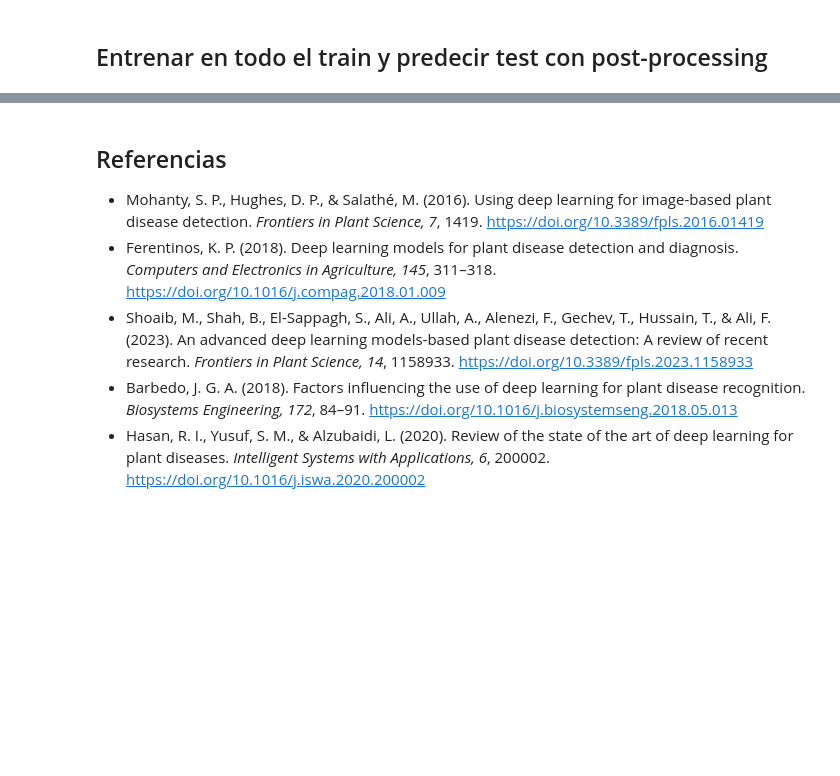
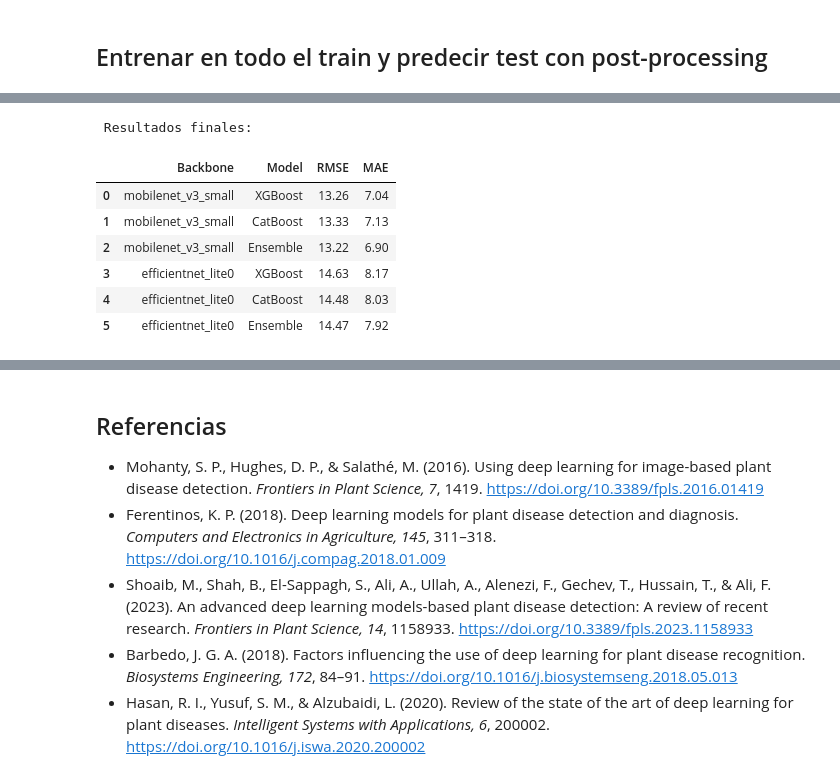
Before and after one commit to mar22266/PY2-DS, a Jupyter notebook: PY2Seleccion.ipynb, the cells around one changed output, grey strips where cells are left out. Saved outputs shown, nothing was run; the diff lists cells and outputs as text; code cells hidden in the pictures; blank space fills up the shorter version.

```diff
--- a/PY2Seleccion.ipynb
+++ b/PY2Seleccion.ipynb
@@ -500,0 +815,14 @@ Se reentrenó con **todos los datos de entrenamiento** usando los **mejores hipe
+# %%
+IMG_SIZE = 192
+train_tfms = transforms.Compose([
+    transforms.Resize((IMG_SIZE, IMG_SIZE)),
+    transforms.RandomHorizontalFlip(),
+    transforms.ColorJitter(0.08, 0.08, 0.08, 0.02),
+    transforms.ToTensor(),
+    transforms.Normalize([0.485,0.456,0.406],[0.229,0.224,0.225]),
+])
+val_tfms = transforms.Compose([
+    transforms.Resize((IMG_SIZE, IMG_SIZE)),
+    transforms.ToTensor(),
+    transforms.Normalize([0.485,0.456,0.406],[0.229,0.224,0.225]),
+])
@@ -500,0 +1071,34 @@ Se reentrenó con **todos los datos de entrenamiento** usando los **mejores hipe
+# %%
+summary = []
+for res in all_results:
+    summary.append({
+        "Backbone": res["backbone"],
+        "Model": "XGBoost",
+        "RMSE": round(res["xgb_rmse"], 2),
+        "MAE": round(res["xgb_mae"], 2)
+    })
+    summary.append({
+        "Backbone": res["backbone"],
+        "Model": "CatBoost",
+        "RMSE": round(res["cat_rmse"], 2),
+        "MAE": round(res["cat_mae"], 2)
+    })
+    summary.append({
+        "Backbone": res["backbone"],
+        "Model": "Ensemble",
+        "RMSE": round(res["ensemble_rmse"], 2),
+        "MAE": round(res["ensemble_mae"], 2)
+    })
+
+summary_df = pd.DataFrame(summary)
+print("\n Resultados finales:")
+display(summary_df)
+# %% [output]
+ Resultados finales:
+|  | Backbone | Model | RMSE | MAE |
+| 0 | mobilenet_v3_small | XGBoost | 13.26 | 7.04 |
+| 1 | mobilenet_v3_small | CatBoost | 13.33 | 7.13 |
+| 2 | mobilenet_v3_small | Ensemble | 13.22 | 6.90 |
+| 3 | efficientnet_lite0 | XGBoost | 14.63 | 8.17 |
+| 4 | efficientnet_lite0 | CatBoost | 14.48 | 8.03 |
+| 5 | efficientnet_lite0 | Ensemble | 14.47 | 7.92 |
```
Also changed, not shown: parts of 48 cells of this notebook.
